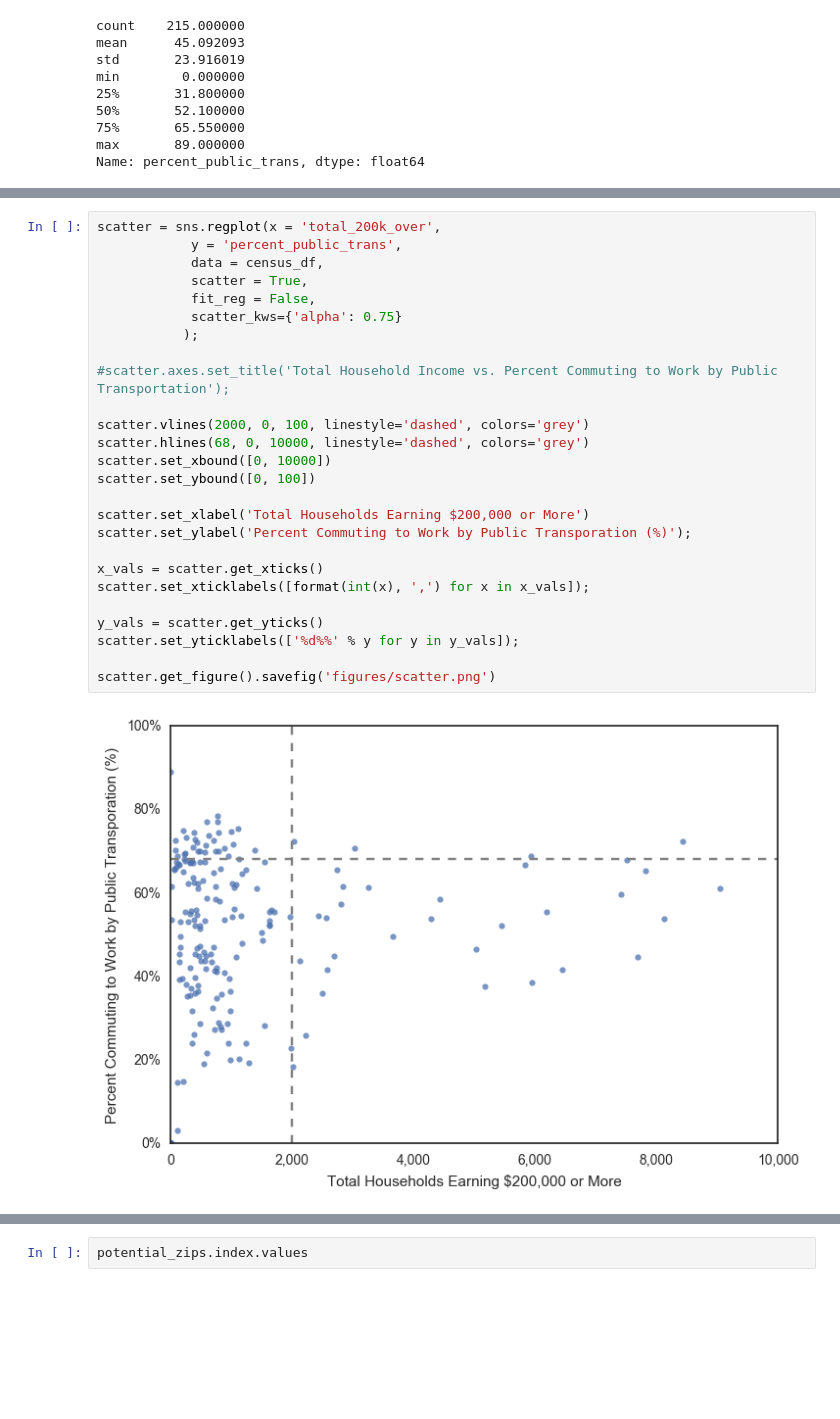
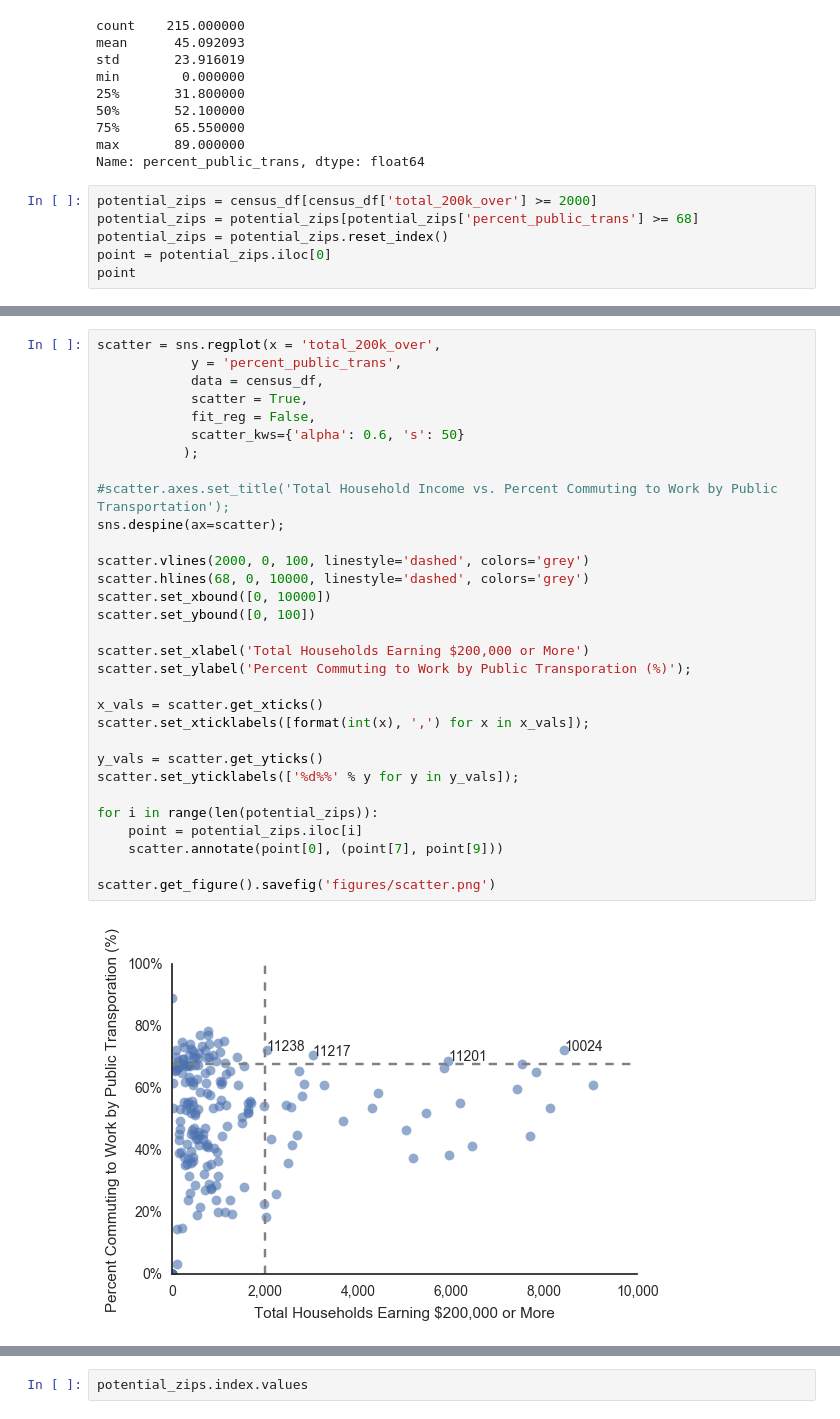
Before and after one commit to emw1687/benson, a Jupyter notebook: census_eda.ipynb, the cells around one changed output, grey strips where cells are left out. Cells and saved outputs as stored; diff of their text form; blank space fills up the shorter version.

Commit message:
Add zip code labels to census-income scatterplot

```diff
--- a/census_eda.ipynb
+++ b/census_eda.ipynb
@@ -110,3 +112,9 @@ min        0.000000
 75%       65.550000
 max       89.000000
 Name: percent_public_trans, dtype: float64
+# %%
+potential_zips = census_df[census_df['total_200k_over'] >= 2000]
+potential_zips = potential_zips[potential_zips['percent_public_trans'] >= 68]
+potential_zips = potential_zips.reset_index()
+point = potential_zips.iloc[0]
+point
@@ -113,28 +133,33 @@ Name: percent_public_trans, dtype: float64
 # %%
 scatter = sns.regplot(x = 'total_200k_over',
             y = 'percent_public_trans',
             data = census_df,
             scatter = True,
             fit_reg = False,
-            scatter_kws={'alpha': 0.75}
+            scatter_kws={'alpha': 0.6, 's': 50}
            );
 
 #scatter.axes.set_title('Total Household Income vs. Percent Commuting to Work by Public Transportation');
+sns.despine(ax=scatter);
 
 scatter.vlines(2000, 0, 100, linestyle='dashed', colors='grey')
 scatter.hlines(68, 0, 10000, linestyle='dashed', colors='grey')
 scatter.set_xbound([0, 10000])
 scatter.set_ybound([0, 100])
 
 scatter.set_xlabel('Total Households Earning $200,000 or More')
 scatter.set_ylabel('Percent Commuting to Work by Public Transporation (%)');
 
 x_vals = scatter.get_xticks()
 scatter.set_xticklabels([format(int(x), ',') for x in x_vals]);
 
 y_vals = scatter.get_yticks()
 scatter.set_yticklabels(['%d%%' % y for y in y_vals]);
 
+for i in range(len(potential_zips)):
+    point = potential_zips.iloc[i]
+    scatter.annotate(point[0], (point[7], point[9]))
+
 scatter.get_figure().savefig('figures/scatter.png')
 # %% [output]
-[figure, old version]
+[figure, new version]
```
Also changed, not shown: parts of 3 cells of this notebook, 3 other files.
